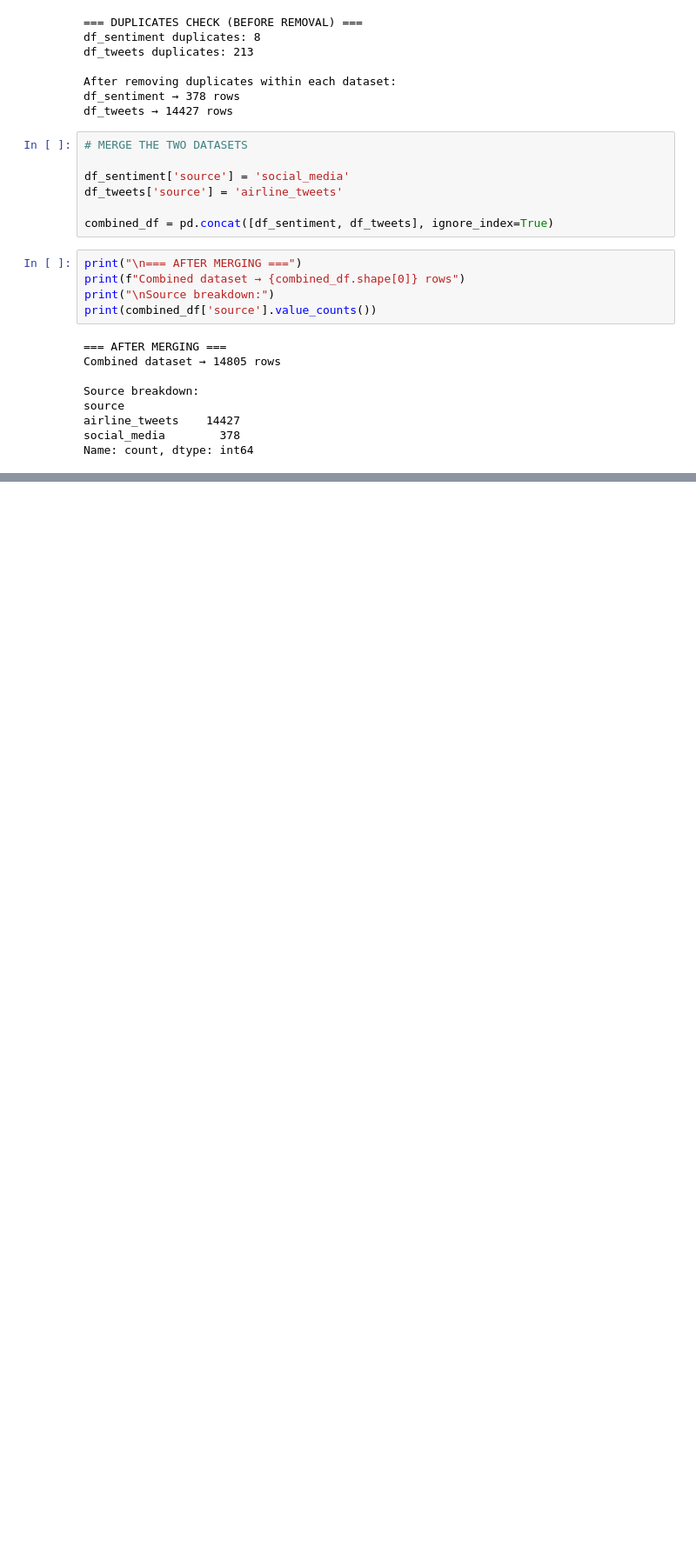
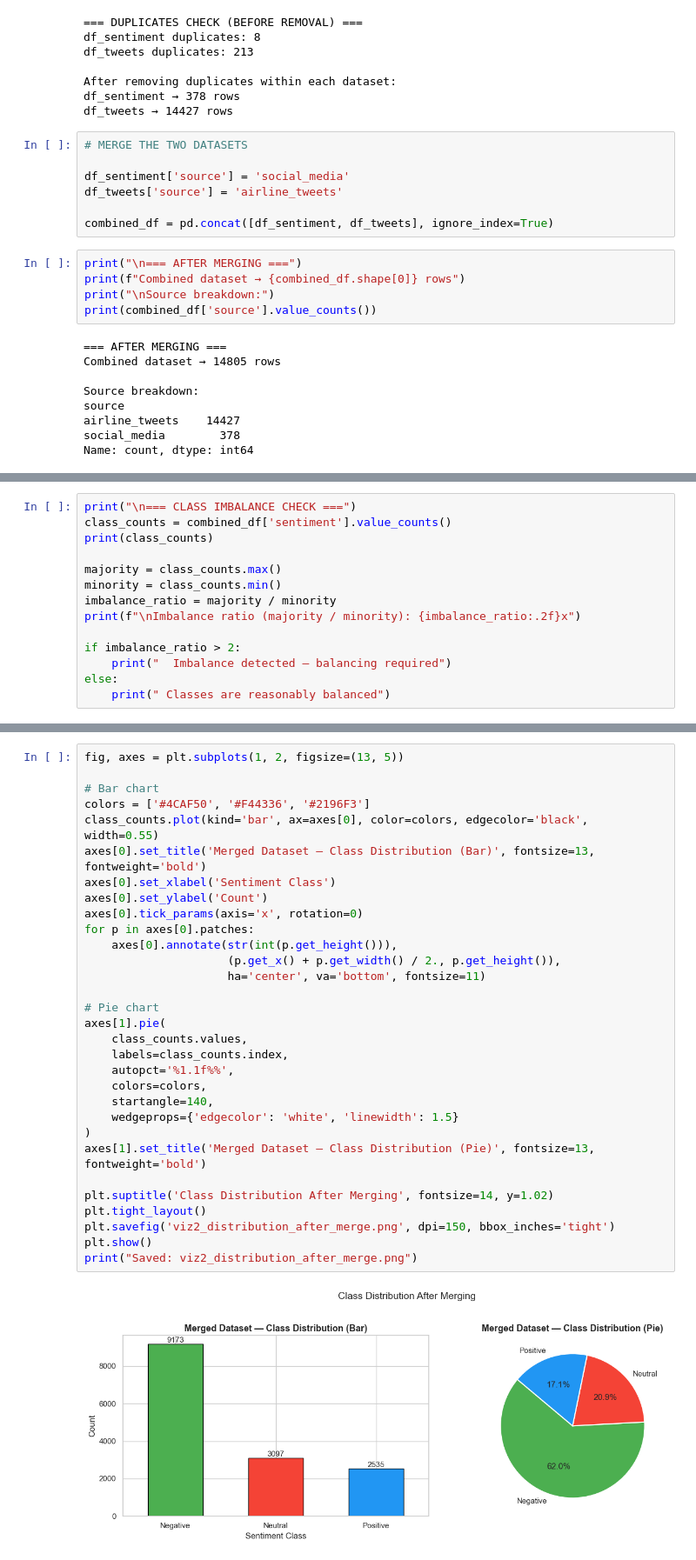
Before and after one commit to Tagoole/Sentiment-Analysis-Project-with-Domain-Shift---GROUP-K, a Jupyter notebook: notebooks/data_cleaning.ipynb, the cells around one changed output, grey strips where cells are left out. Shown at 87% size. Cells and saved outputs as stored; diff of their text form; blank space fills up the shorter version.

Commit message:
Plannign to add a dataset to balance the classes

```diff
--- a/notebooks/data_cleaning.ipynb
+++ b/notebooks/data_cleaning.ipynb
@@ -243,0 +258,14 @@ Name: count, dtype: int64
+# %%
+print("\n=== CLASS IMBALANCE CHECK ===")
+class_counts = combined_df['sentiment'].value_counts()
+print(class_counts)
+
+majority = class_counts.max()
+minority = class_counts.min()
+imbalance_ratio = majority / minority
+print(f"\nImbalance ratio (majority / minority): {imbalance_ratio:.2f}x")
+
+if imbalance_ratio > 2:
+    print("  Imbalance detected — balancing required")
+else:
+    print(" Classes are reasonably balanced")
@@ -243,0 +282,33 @@ Name: count, dtype: int64
+# %%
+fig, axes = plt.subplots(1, 2, figsize=(13, 5))
+
+# Bar chart
+colors = ['#4CAF50', '#F44336', '#2196F3']
+class_counts.plot(kind='bar', ax=axes[0], color=colors, edgecolor='black', width=0.55)
+axes[0].set_title('Merged Dataset — Class Distribution (Bar)', fontsize=13, fontweight='bold')
+axes[0].set_xlabel('Sentiment Class')
+axes[0].set_ylabel('Count')
+axes[0].tick_params(axis='x', rotation=0)
+for p in axes[0].patches:
+    axes[0].annotate(str(int(p.get_height())),
+                     (p.get_x() + p.get_width() / 2., p.get_height()),
+                     ha='center', va='bottom', fontsize=11)
+
+# Pie chart
+axes[1].pie(
+    class_counts.values,
+    labels=class_counts.index,
+    autopct='%1.1f%%',
+    colors=colors,
+    startangle=140,
+    wedgeprops={'edgecolor': 'white', 'linewidth': 1.5}
+)
+axes[1].set_title('Merged Dataset — Class Distribution (Pie)', fontsize=13, fontweight='bold')
+
+plt.suptitle('Class Distribution After Merging', fontsize=14, y=1.02)
+plt.tight_layout()
+plt.savefig('viz2_distribution_after_merge.png', dpi=150, bbox_inches='tight')
+plt.show()
+print("Saved: viz2_distribution_after_merge.png")
+# %% [output]
+[figure, added]
```
Also changed, not shown: parts of 3 cells of this notebook, 1 other file.
